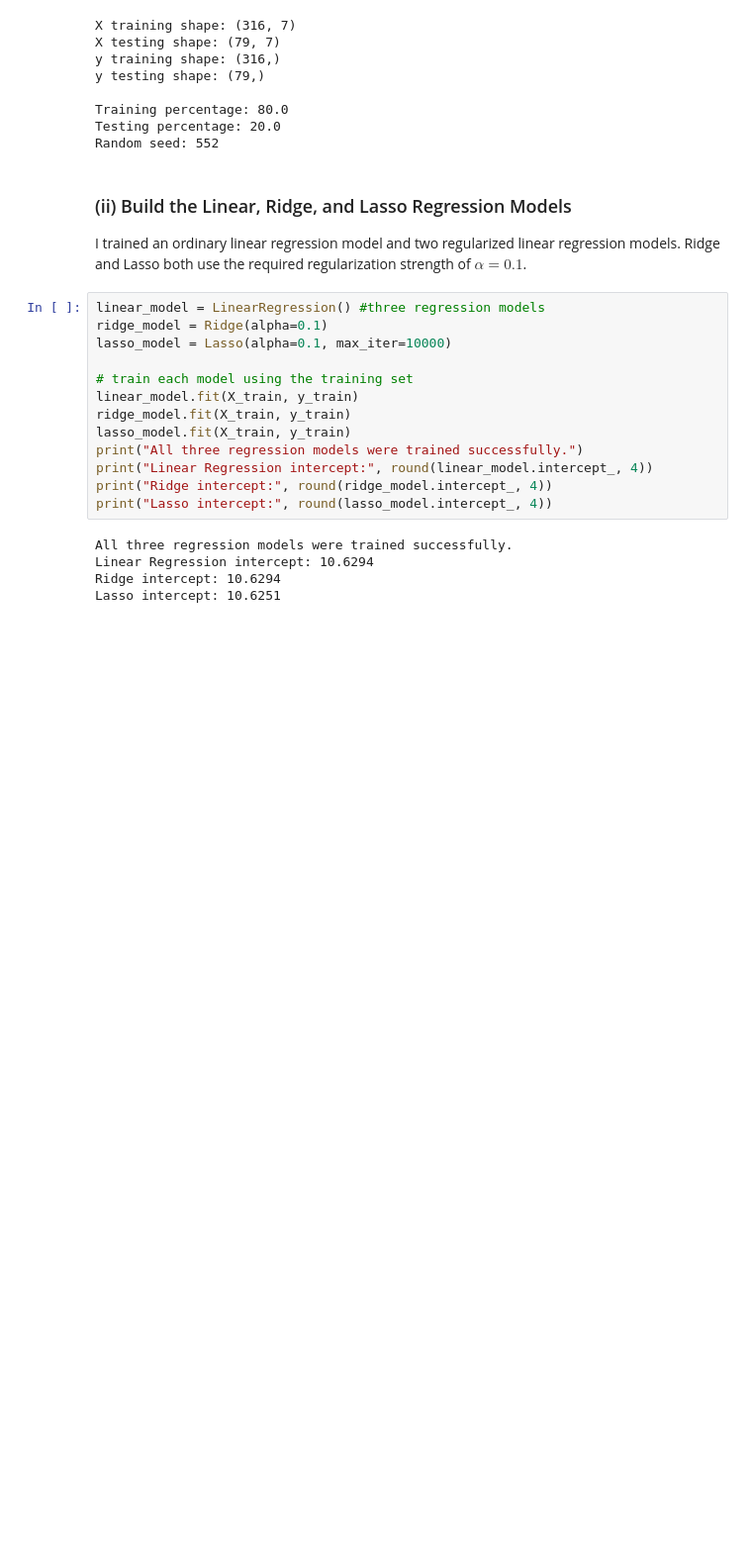
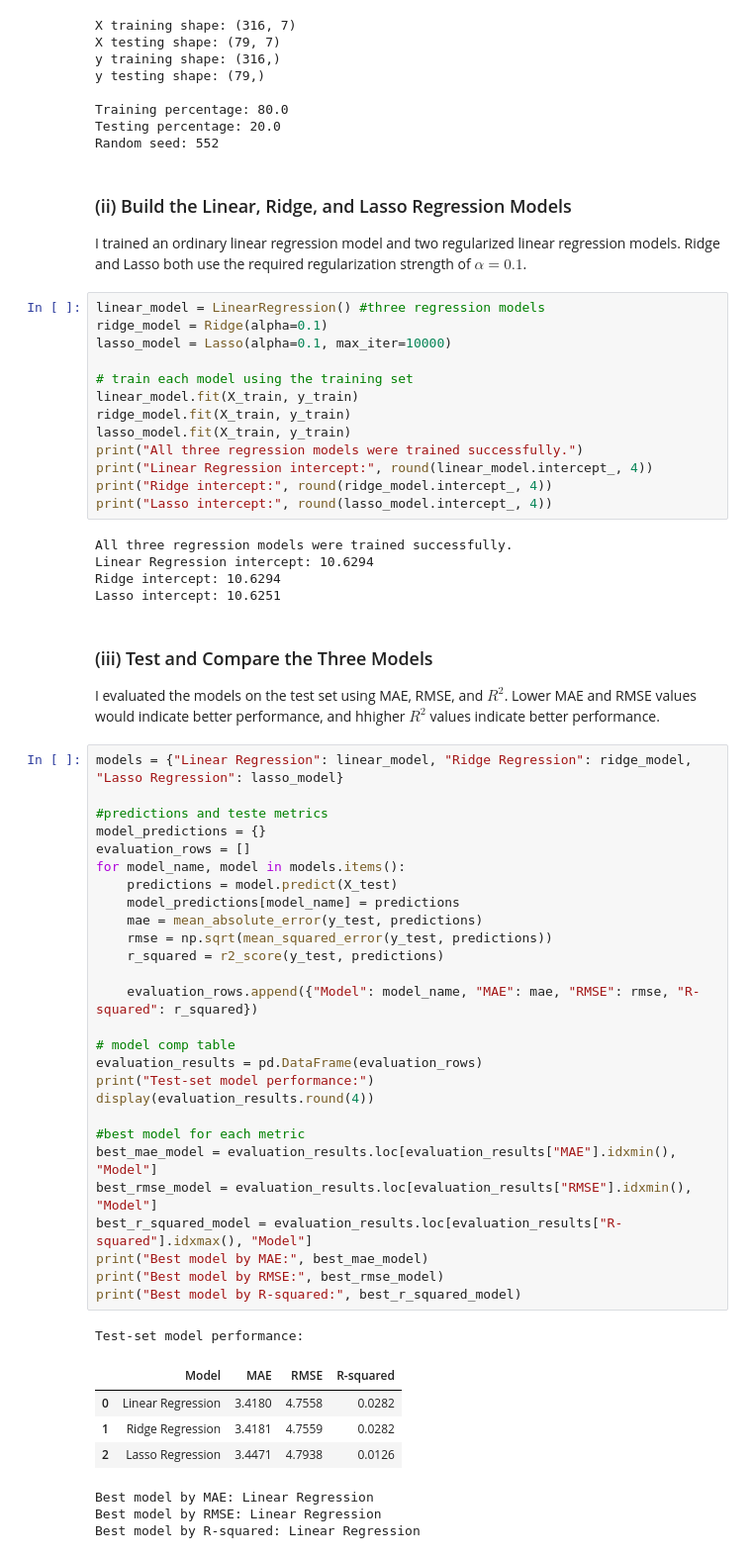
Before and after one commit to manvsatish/dsci-552-midterm, a Jupyter notebook: notebook/Satish_Manvika_Midterm.ipynb, the cells around one changed output. Shown at 99% size. Cells and saved outputs as stored; diff of their text form; blank space fills up the shorter version.

```diff
--- a/notebook/Satish_Manvika_Midterm.ipynb
+++ b/notebook/Satish_Manvika_Midterm.ipynb
@@ -411,3 +411,43 @@ All three regression models were trained successfully.
 Linear Regression intercept: 10.6294
 Ridge intercept: 10.6294
 Lasso intercept: 10.6251
+# %% [markdown]
+### (iii) Test and Compare the Three Models
+
+I evaluated the models on the test set using MAE, RMSE, and $R^2$. Lower MAE and RMSE values would indicate better performance, and hhigher $R^2$ values indicate better performance.
+# %%
+models = {"Linear Regression": linear_model, "Ridge Regression": ridge_model, "Lasso Regression": lasso_model}
+
+#predictions and teste metrics
+model_predictions = {}
+evaluation_rows = []
+for model_name, model in models.items():
+    predictions = model.predict(X_test)
+    model_predictions[model_name] = predictions
+    mae = mean_absolute_error(y_test, predictions)
+    rmse = np.sqrt(mean_squared_error(y_test, predictions))
+    r_squared = r2_score(y_test, predictions)
+
+    evaluation_rows.append({"Model": model_name, "MAE": mae, "RMSE": rmse, "R-squared": r_squared})
+
+# model comp table
+evaluation_results = pd.DataFrame(evaluation_rows)
+print("Test-set model performance:")
+display(evaluation_results.round(4))
+
+#best model for each metric
+best_mae_model = evaluation_results.loc[evaluation_results["MAE"].idxmin(), "Model"]
+best_rmse_model = evaluation_results.loc[evaluation_results["RMSE"].idxmin(), "Model"]
+best_r_squared_model = evaluation_results.loc[evaluation_results["R-squared"].idxmax(), "Model"]
+print("Best model by MAE:", best_mae_model)
+print("Best model by RMSE:", best_rmse_model)
+print("Best model by R-squared:", best_r_squared_model)
+# %% [output]
+Test-set model performance:
+|  | Model | MAE | RMSE | R-squared |
+| 0 | Linear Regression | 3.4180 | 4.7558 | 0.0282 |
+| 1 | Ridge Regression | 3.4181 | 4.7559 | 0.0282 |
+| 2 | Lasso Regression | 3.4471 | 4.7938 | 0.0126 |
+Best model by MAE: Linear Regression
+Best model by RMSE: Linear Regression
+Best model by R-squared: Linear Regression
```
Also changed, not shown: parts of 2 cells of this notebook.
